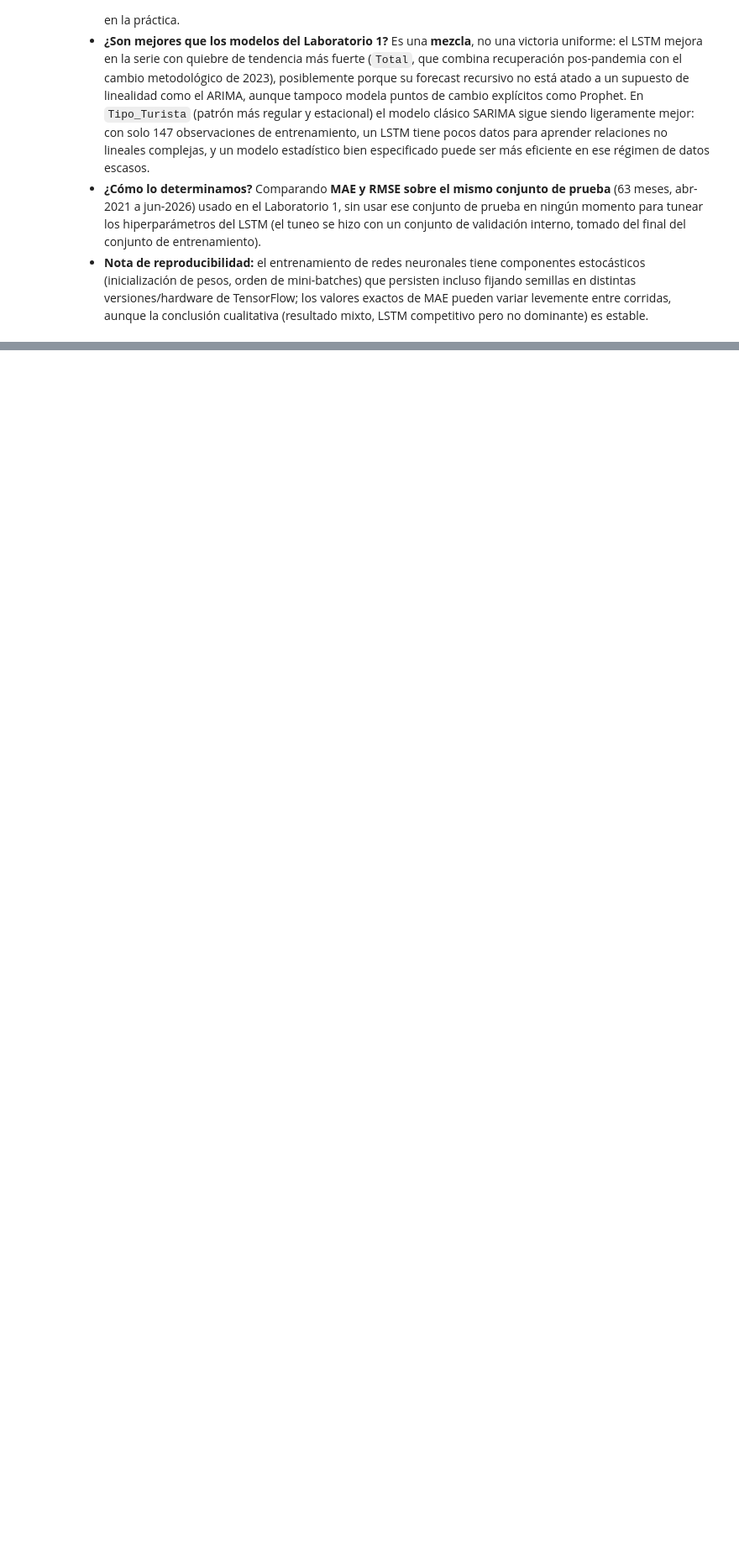
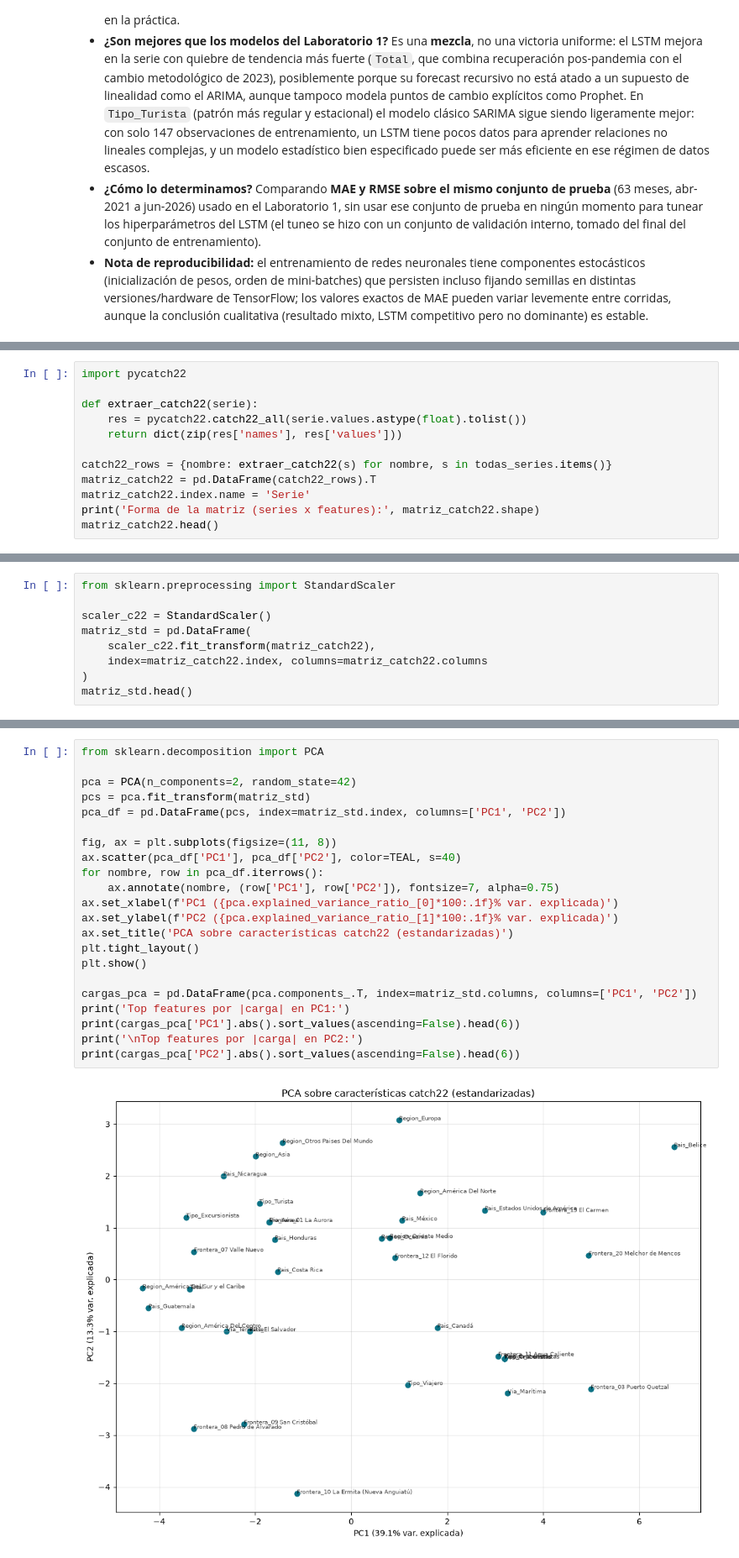
Before and after one commit to Zacatac23/Lab2_Data, a Jupyter notebook: Avance_Laboratorio2_LSTM.ipynb, the cells around one changed output, grey strips where cells are left out. Shown at 84% size. Drawn from its saved outputs; the diff is of its cells as text; blank space fills up the shorter version.

```diff
--- a/Avance_Laboratorio2_LSTM.ipynb
+++ b/Avance_Laboratorio2_LSTM.ipynb
@@ -411,0 +465,12 @@ Tipo_Turista   : LSTM MAE=54,776.3  vs  Lab1 MAE=72,410.2  -> gana LSTM (-24.4%
+# %%
+import pycatch22
+
+def extraer_catch22(serie):
+    res = pycatch22.catch22_all(serie.values.astype(float).tolist())
+    return dict(zip(res['names'], res['values']))
+
+catch22_rows = {nombre: extraer_catch22(s) for nombre, s in todas_series.items()}
+matriz_catch22 = pd.DataFrame(catch22_rows).T
+matriz_catch22.index.name = 'Serie'
+print('Forma de la matriz (series x features):', matriz_catch22.shape)
+matriz_catch22.head()
@@ -411,0 +489,9 @@ Tipo_Turista   : LSTM MAE=54,776.3  vs  Lab1 MAE=72,410.2  -> gana LSTM (-24.4%
+# %%
+from sklearn.preprocessing import StandardScaler
+
+scaler_c22 = StandardScaler()
+matriz_std = pd.DataFrame(
+    scaler_c22.fit_transform(matriz_catch22),
+    index=matriz_catch22.index, columns=matriz_catch22.columns
+)
+matriz_std.head()
@@ -411,0 +509,24 @@ Tipo_Turista   : LSTM MAE=54,776.3  vs  Lab1 MAE=72,410.2  -> gana LSTM (-24.4%
+# %%
+from sklearn.decomposition import PCA
+
+pca = PCA(n_components=2, random_state=42)
+pcs = pca.fit_transform(matriz_std)
+pca_df = pd.DataFrame(pcs, index=matriz_std.index, columns=['PC1', 'PC2'])
+
+fig, ax = plt.subplots(figsize=(11, 8))
+ax.scatter(pca_df['PC1'], pca_df['PC2'], color=TEAL, s=40)
+for nombre, row in pca_df.iterrows():
+    ax.annotate(nombre, (row['PC1'], row['PC2']), fontsize=7, alpha=0.75)
+ax.set_xlabel(f'PC1 ({pca.explained_variance_ratio_[0]*100:.1f}% var. explicada)')
+ax.set_ylabel(f'PC2 ({pca.explained_variance_ratio_[1]*100:.1f}% var. explicada)')
+ax.set_title('PCA sobre características catch22 (estandarizadas)')
+plt.tight_layout()
+plt.show()
+
+cargas_pca = pd.DataFrame(pca.components_.T, index=matriz_std.columns, columns=['PC1', 'PC2'])
+print('Top features por |carga| en PC1:')
+print(cargas_pca['PC1'].abs().sort_values(ascending=False).head(6))
+print('\nTop features por |carga| en PC2:')
+print(cargas_pca['PC2'].abs().sort_values(ascending=False).head(6))
+# %% [output]
+[figure, added]
```
Also changed, not shown: parts of 25 cells of this notebook.
